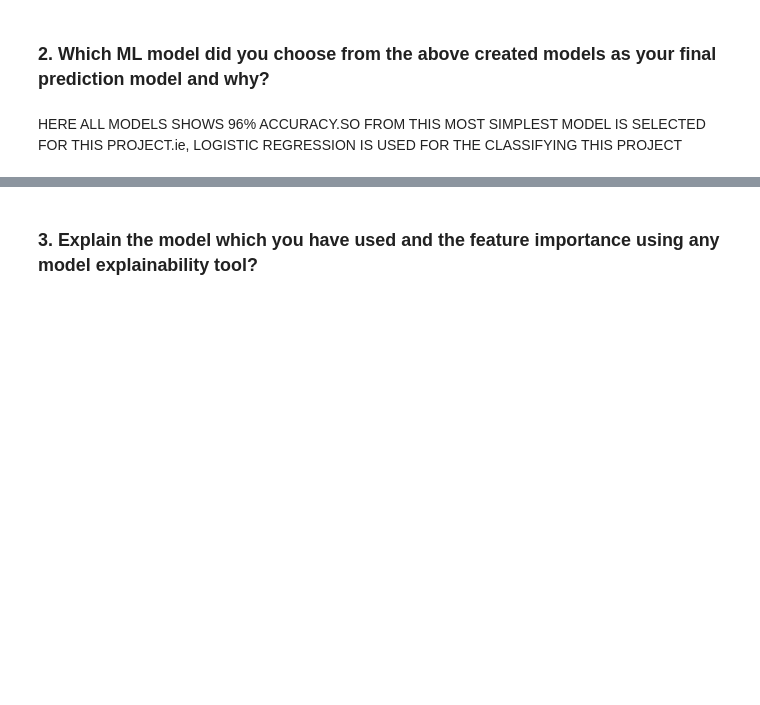
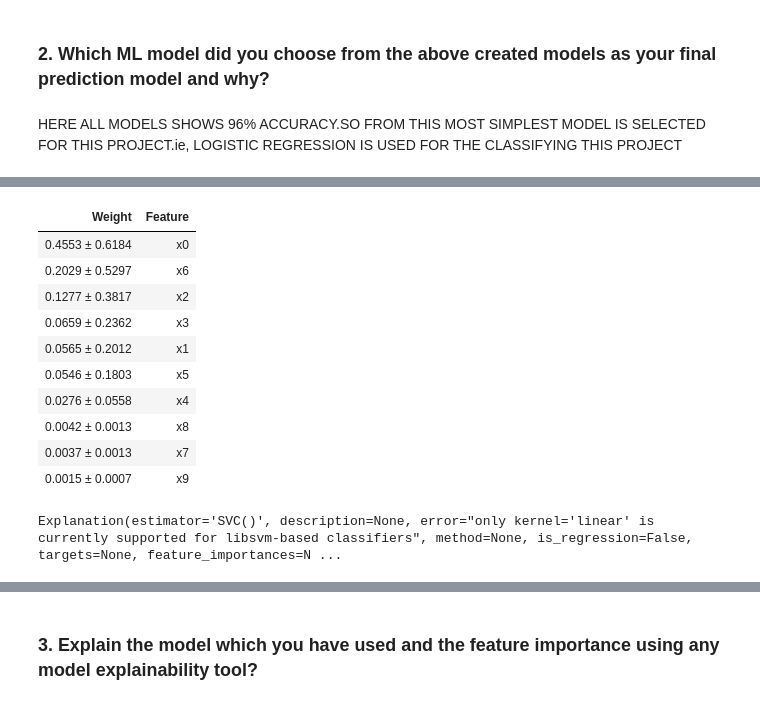
Before and after one commit to sajith-91/MACHINE-LEARNING-MODELS, a Jupyter notebook: AIRLINE_PASSENGER_REFFERAL_PREDICTION.ipynb, the cells around one changed output, grey strips where cells are left out. Cells and saved outputs as stored; diff of their text form; code cells hidden in the pictures; blank space fills up the shorter version.

```diff
--- a/AIRLINE_PASSENGER_REFFERAL_PREDICTION.ipynb
+++ b/AIRLINE_PASSENGER_REFFERAL_PREDICTION.ipynb
@@ -1360,0 +1378,20 @@ HERE ALL MODELS SHOWS 96% ACCURACY.SO FROM THIS MOST SIMPLEST MODEL IS SELECTED
+# %%
+# Weights for Random Forest
+eli.explain_weights(rlf)
+# %% [output]
+| Weight | Feature |
+| 0.4553 ± 0.6184 | x0 |
+| 0.2029 ± 0.5297 | x6 |
+| 0.1277 ± 0.3817 | x2 |
+| 0.0659 ± 0.2362 | x3 |
+| 0.0565 ± 0.2012 | x1 |
+| 0.0546 ± 0.1803 | x5 |
+| 0.0276 ± 0.0558 | x4 |
+| 0.0042 ± 0.0013 | x8 |
+| 0.0037 ± 0.0013 | x7 |
+| 0.0015 ± 0.0007 | x9 |
+# %%
+# Weights for SVC
+eli.explain_weights(clf)
+# %% [output]
+Explanation(estimator='SVC()', description=None, error="only kernel='linear' is currently supported for libsvm-based classifiers", method=None, is_regression=False, targets=None, feature_importances=N ...
```
Also changed, not shown: parts of 34 cells of this notebook.
